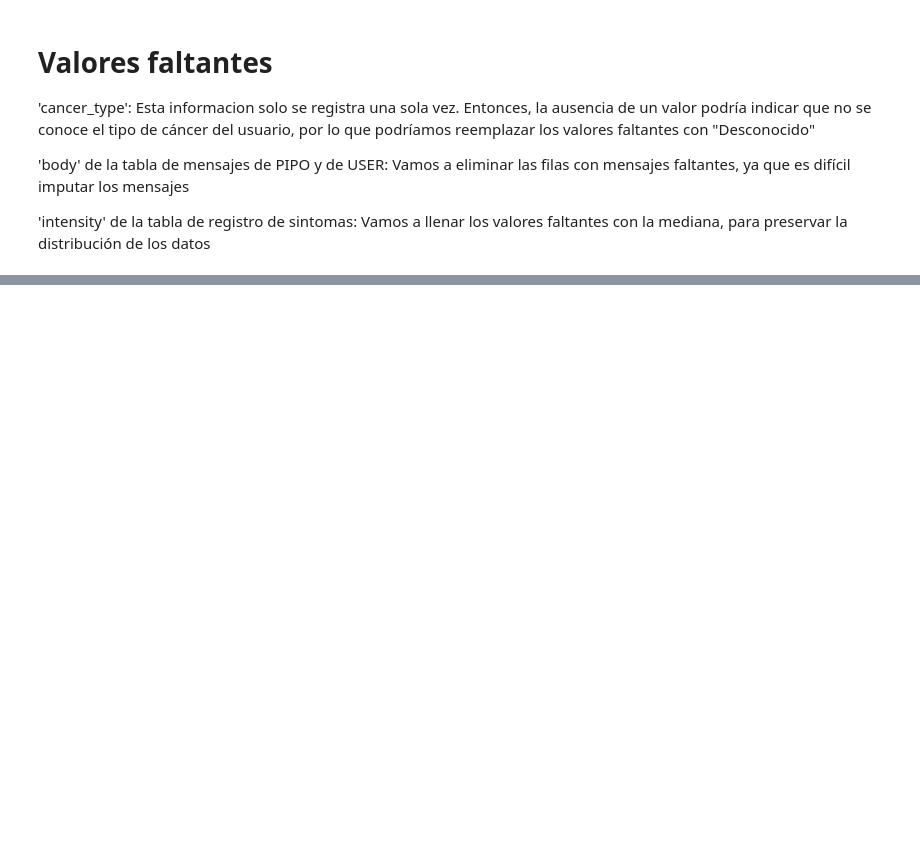
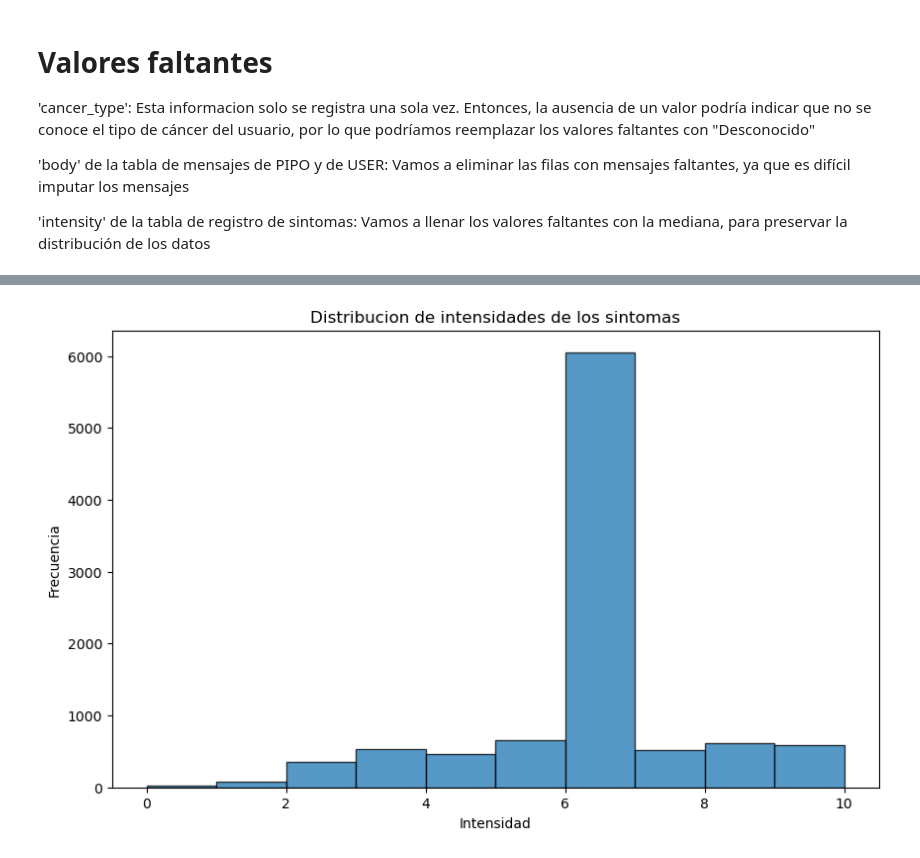
Before and after one commit to gonzalesomar/Technical-case-PEOPL, a Jupyter notebook: Preprocesamiento.ipynb, the cells around one changed output, grey strips where cells are left out. Cells and saved outputs as stored; diff of their text form; code cells hidden in the pictures; blank space fills up the shorter version.

```diff
--- a/Preprocesamiento.ipynb
+++ b/Preprocesamiento.ipynb
@@ -83,0 +163,9 @@ user_df.isnull().sum(), pipomessage_df.isnull().sum(), usermessage_df.isnull().s
+# %%
+plt.figure(figsize=(10, 6))
+plt.hist(symptoms_df['intensity'].dropna(), bins=range(0, 11), alpha=0.75, edgecolor='black')
+plt.title('Distribucion de intensidades de los sintomas')
+plt.xlabel('Intensidad')
+plt.ylabel('Frecuencia')
+plt.show()
+# %% [output]
+[figure, added]
```
Also changed, not shown: parts of 8 cells of this notebook.
